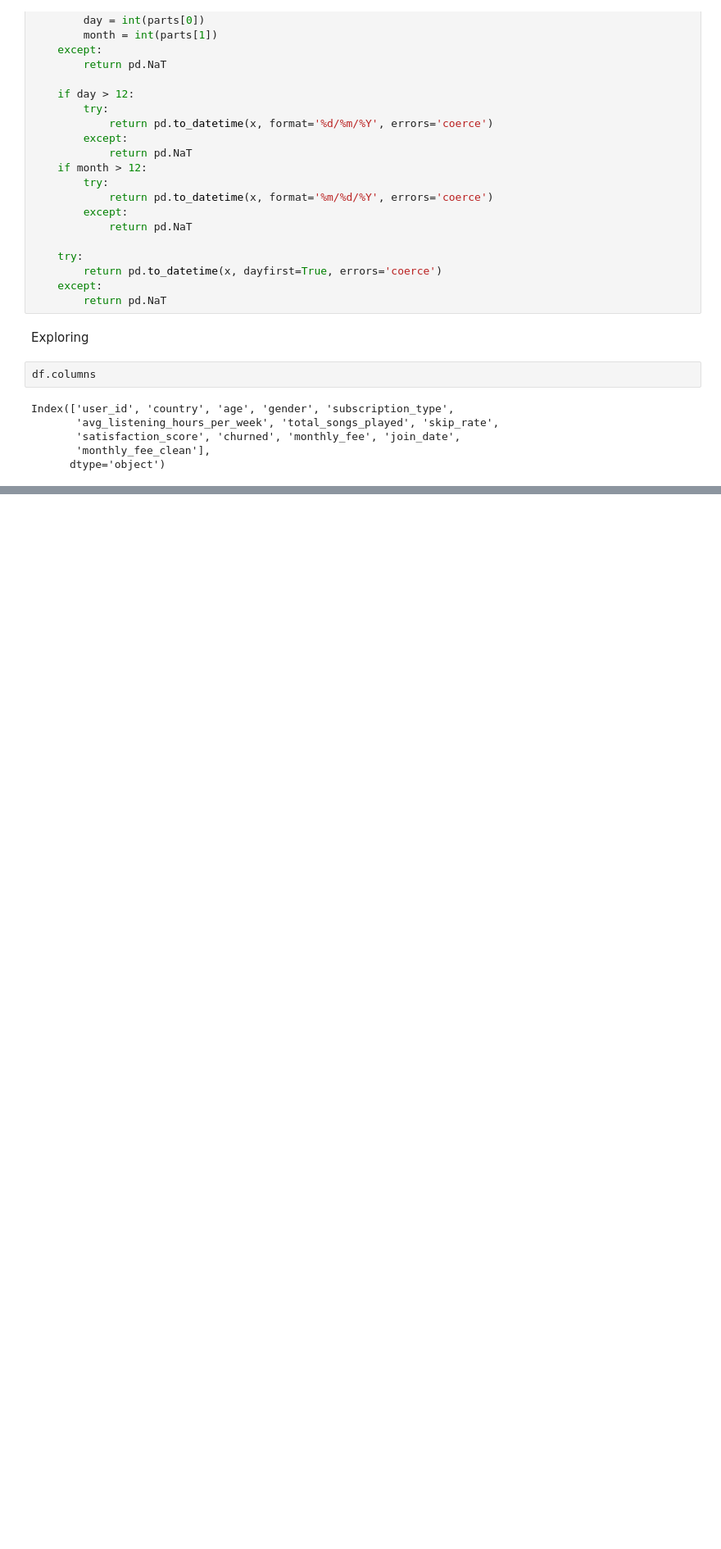
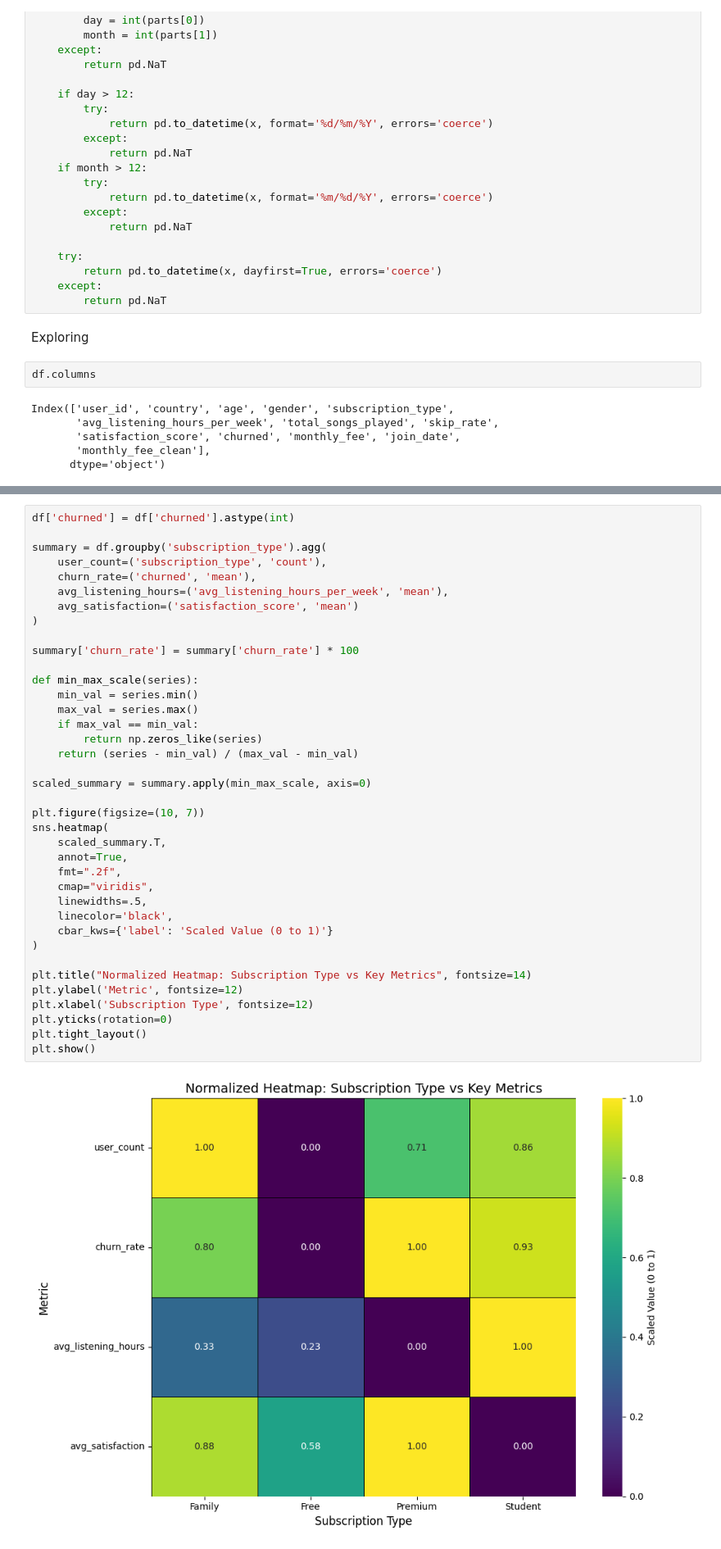
Before and after one commit to PrajwolKhadka/DataSprint, a Jupyter notebook: datawave_analysis.ipynb, the cells around one changed output, grey strips where cells are left out. Shown: that part at 82% size. Cells and saved outputs as stored; diff of their text form; blank space fills up the shorter version.

```diff
--- a/datawave_analysis.ipynb
+++ b/datawave_analysis.ipynb
@@ -359,0 +292,40 @@ plt.show()
+# %%
+df['churned'] = df['churned'].astype(int)
+
+summary = df.groupby('subscription_type').agg(
+    user_count=('subscription_type', 'count'),
+    churn_rate=('churned', 'mean'),
+    avg_listening_hours=('avg_listening_hours_per_week', 'mean'),
+    avg_satisfaction=('satisfaction_score', 'mean')
+)
+
+summary['churn_rate'] = summary['churn_rate'] * 100
+
+def min_max_scale(series):
+    min_val = series.min()
+    max_val = series.max()
+    if max_val == min_val:
+        return np.zeros_like(series)
+    return (series - min_val) / (max_val - min_val)
+
+scaled_summary = summary.apply(min_max_scale, axis=0)
+
+plt.figure(figsize=(10, 7))
+sns.heatmap(
+    scaled_summary.T,
+    annot=True,
+    fmt=".2f",
+    cmap="viridis",
+    linewidths=.5,
+    linecolor='black',
+    cbar_kws={'label': 'Scaled Value (0 to 1)'}
+)
+
+plt.title("Normalized Heatmap: Subscription Type vs Key Metrics", fontsize=14)
+plt.ylabel('Metric', fontsize=12)
+plt.xlabel('Subscription Type', fontsize=12)
+plt.yticks(rotation=0)
+plt.tight_layout()
+plt.show()
+# %% [output]
+[figure, added]
```
Also changed, not shown: parts of 51 cells of this notebook, 6 other files.
